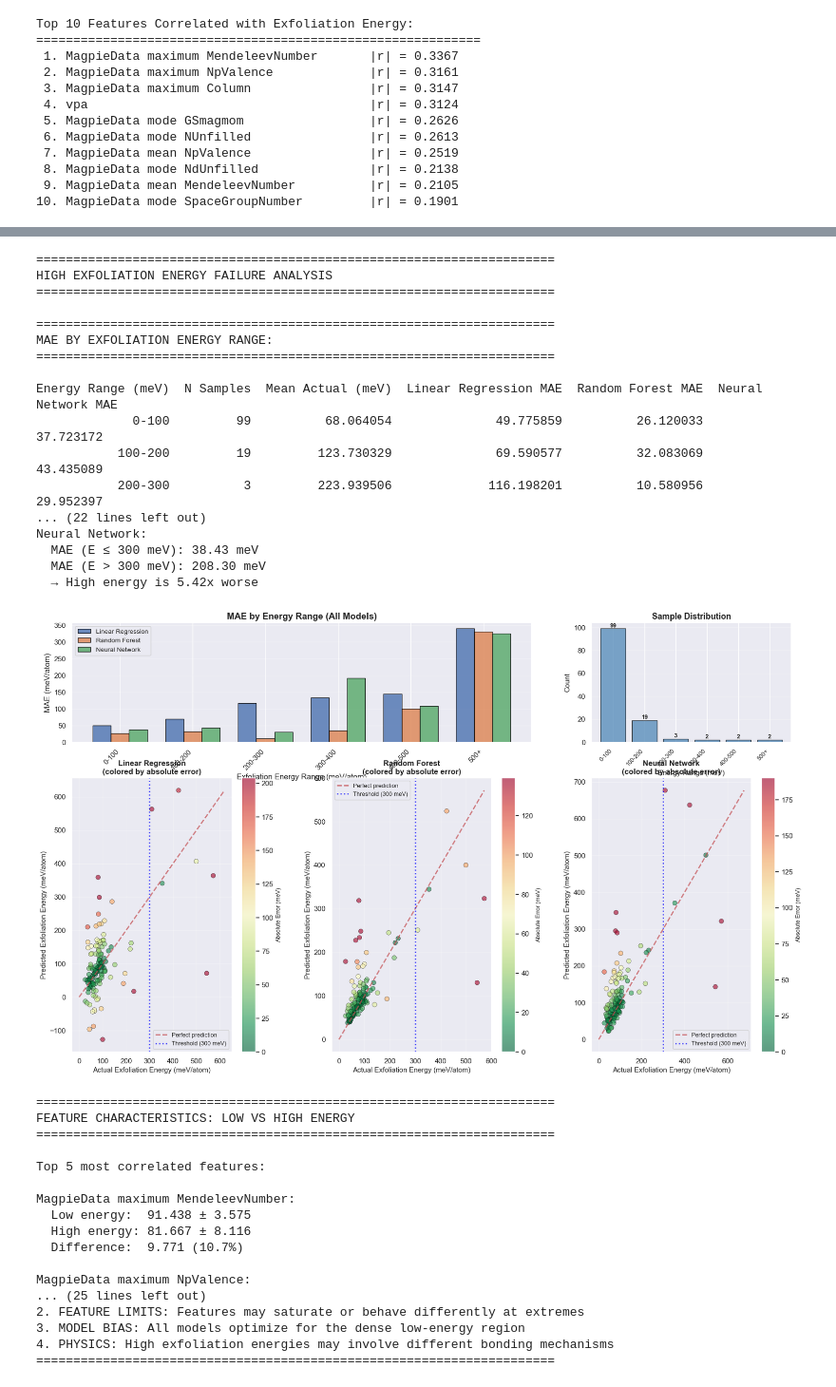
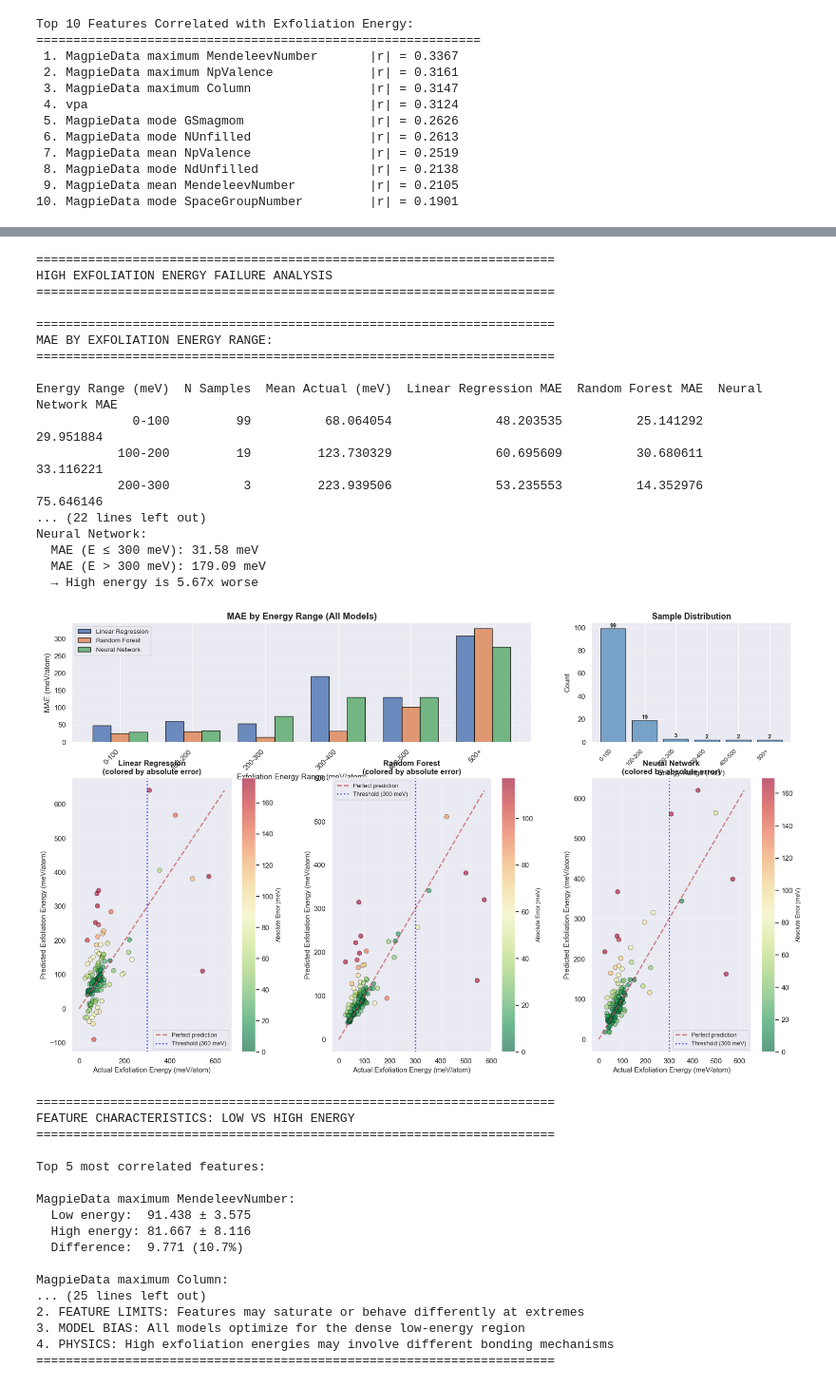
Before and after one commit to AttackOnBreakfast/cmse492_project, a Jupyter notebook: notebooks/exploratory/materials_eda.ipynb, the cells around one changed output, grey strips where cells are left out. Shown at 95% size. Cells and saved outputs as stored; diff of their text form; code cells hidden in the pictures.

```diff
--- a/notebooks/exploratory/materials_eda.ipynb
+++ b/notebooks/exploratory/materials_eda.ipynb
@@ -220,7 +315,8 @@ print("\n" + "="*70)
 print("BASELINE MODEL: LINEAR REGRESSION")
 print("="*70)
 
-X = df_feat.drop(columns=["exfoliation_en"])
+# Use selected features
+X = X_selected
 y = df_feat["exfoliation_en"]
 
 X_train, X_test, y_train, y_test = train_test_split(X, y, test_size=0.2, random_state=42)
@@ -963,7 +1059,8 @@ print("FEATURE CHARACTERISTICS: LOW VS HIGH ENERGY")
 print("="*70)
 
 X_test_reset = X_test.reset_index(drop=True)
-top_5_features = list(target_corr.head(5).index)
+
+top_5_features = [feat for feat in target_corr.head(20).index if feat in X_test.columns][:5]
 
 print(f"\nTop 5 most correlated features:")
 for feat in top_5_features:
@@ -974,40 +1071,40 @@ for feat in top_5_features:
 
     print(f"\n{feat}:")
     print(f"  Low energy:  {low_mean:.3f} ± {low_std:.3f}")
     print(f"  High energy: {high_mean:.3f} ± {high_std:.3f}")
     print(f"  Difference:  {abs(high_mean - low_mean):.3f} ({abs(high_mean - low_mean)/low_mean*100:.1f}%)")
 
 # Save results
 df_bins.to_csv(PROC_DIR / "high_energy_analysis.csv", index=False)
 print(f"\n✅ High energy analysis saved to {PROC_DIR / 'high_energy_analysis.csv'}")
 
 print("\n" + "="*70)
 print("CONCLUSIONS:")
 print("="*70)
 print("1. DATA IMBALANCE: Check if high-energy samples are underrepresented")
 print("2. FEATURE LIMITS: Features may saturate or behave differently at extremes")
 print("3. MODEL BIAS: All models optimize for the dense low-energy region")
 print("4. PHYSICS: High exfoliation energies may involve different bonding mechanisms")
 print("="*70)
 # %% [output]
 ======================================================================
 HIGH EXFOLIATION ENERGY FAILURE ANALYSIS
 ======================================================================
 
 ======================================================================
 MAE BY EXFOLIATION ENERGY RANGE:
 ======================================================================
 
 Energy Range (meV)  N Samples  Mean Actual (meV)  Linear Regression MAE  Random Forest MAE  Neural Network MAE
-             0-100         99          68.064054              49.775859          26.120033           37.723172
-           100-200         19         123.730329              69.590577          32.083069           43.435089
-           200-300          3         223.939506             116.198201          10.580956           29.952397
+             0-100         99          68.064054              48.203535          25.141292           29.951884
+           100-200         19         123.730329              60.695609          30.680611           33.116221
+           200-300          3         223.939506              53.235553          14.352976           75.646146
 ... (22 lines left out)
 Neural Network:
-  MAE (E ≤ 300 meV): 38.43 meV
-  MAE (E > 300 meV): 208.30 meV
-  → High energy is 5.42x worse
+  MAE (E ≤ 300 meV): 31.58 meV
+  MAE (E > 300 meV): 179.09 meV
+  → High energy is 5.67x worse
-[figure, old version]
+[figure, new version]
 ======================================================================
 FEATURE CHARACTERISTICS: LOW VS HIGH ENERGY
 ======================================================================
@@ -1019,7 +1116,7 @@ MagpieData maximum MendeleevNumber:
   High energy: 81.667 ± 8.116
   Difference:  9.771 (10.7%)
 
-MagpieData maximum NpValence:
+MagpieData maximum Column:
 ... (25 lines left out)
 2. FEATURE LIMITS: Features may saturate or behave differently at extremes
 3. MODEL BIAS: All models optimize for the dense low-energy region
```
Also changed, not shown: parts of 9 cells of this notebook, 14 other files.
